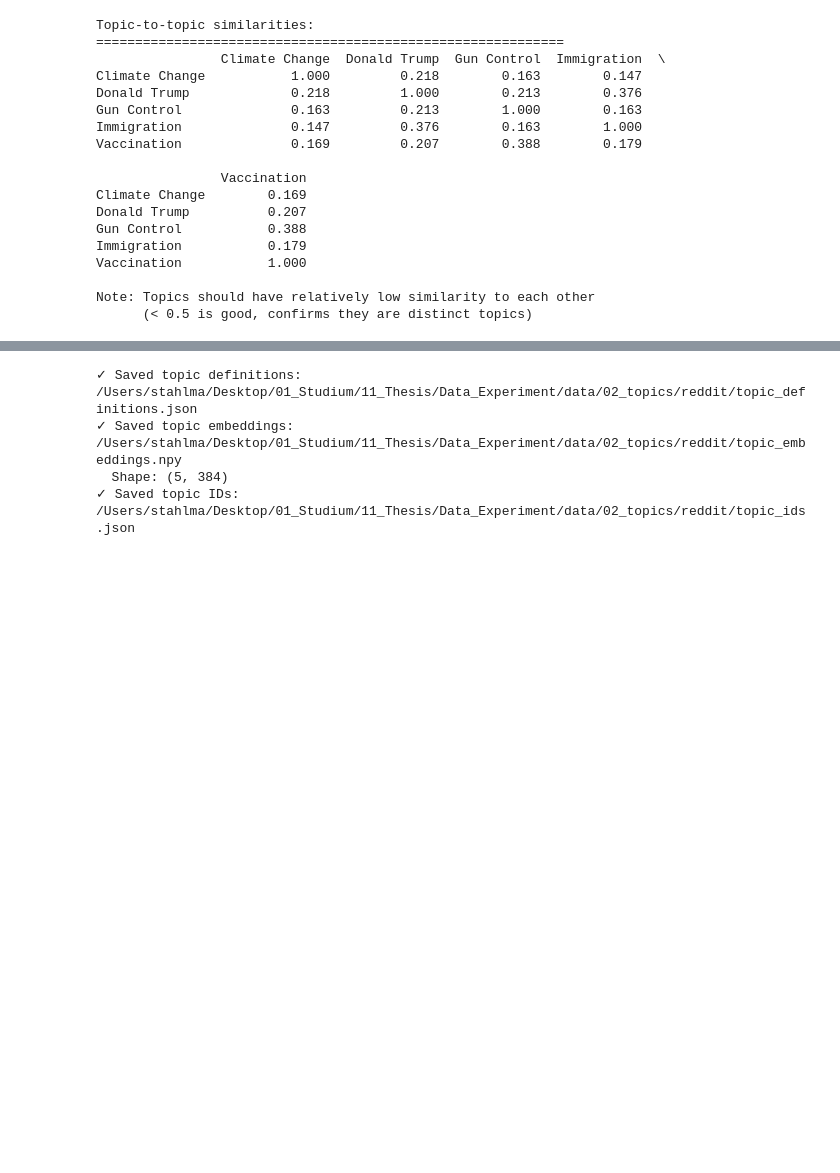
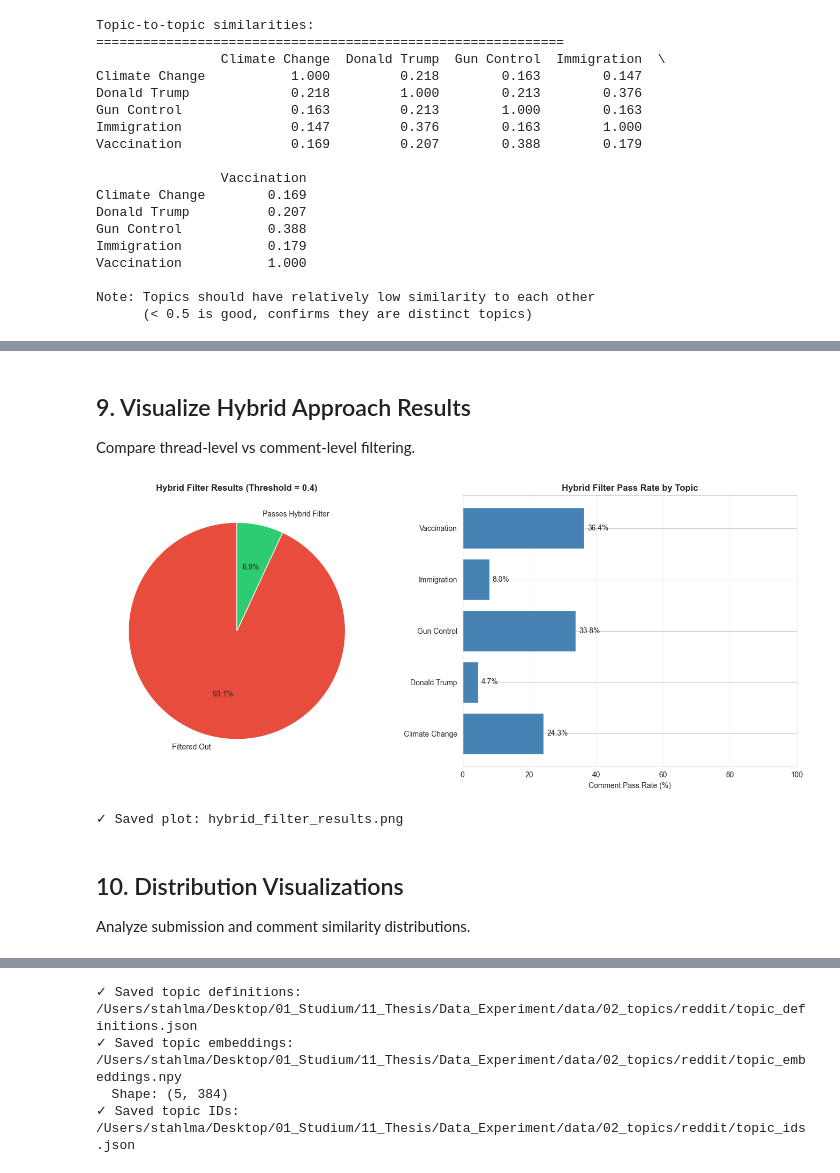
Before and after one commit to MaxiStahl1992/Data_Experiment, a Jupyter notebook: notebooks/reddit/15a_topic_selection_exploration.ipynb, the cells around one changed output, grey strips where cells are left out. Cells and saved outputs as stored; diff of their text form; code cells hidden in the pictures; blank space fills up the shorter version.

```diff
--- a/notebooks/reddit/15a_topic_selection_exploration.ipynb
+++ b/notebooks/reddit/15a_topic_selection_exploration.ipynb
@@ -383 +691,58 @@ Analyze the distribution of similarity scores to determine optimal threshold.
+# %% [markdown]
+## 9. Visualize Hybrid Approach Results
+
+Compare thread-level vs comment-level filtering.
+# %%
+# Visualize hybrid filtering results
+fig, axes = plt.subplots(1, 2, figsize=(14, 6))
+
+# Plot 1: Overall pass/fail distribution
+ax1 = axes[0]
+pass_counts = df_comm_test['passes_hybrid_filter'].value_counts()
+colors = ['#e74c3c', '#2ecc71']  # red for fail, green for pass
+labels = ['Filtered Out', 'Passes Hybrid Filter']
+
+ax1.pie(
+    [pass_counts.get(False, 0), pass_counts.get(True, 0)],
+    labels=labels,
+    autopct='%1.1f%%',
+    colors=colors,
+    startangle=90
+)
+ax1.set_title(f'Hybrid Filter Results (Threshold = {THRESHOLD})', fontsize=12, fontweight='bold')
+
+# Plot 2: Pass rate by topic
+ax2 = axes[1]
+topic_pass_rates = []
+topic_labels = []
+
+for topic_id, topic_info in topic_definitions.items():
+    topic_comments = df_comm_test[df_comm_test['thread_topic'] == topic_id]
+    if len(topic_comments) > 0:
+        pass_rate = topic_comments['passes_hybrid_filter'].sum() / len(topic_comments) * 100
+        topic_pass_rates.append(pass_rate)
+        topic_labels.append(topic_info['label'])
+
+ax2.barh(topic_labels, topic_pass_rates, color='steelblue')
+ax2.set_xlabel('Comment Pass Rate (%)')
+ax2.set_title('Hybrid Filter Pass Rate by Topic', fontsize=12, fontweight='bold')
+ax2.set_xlim(0, 100)
+ax2.grid(axis='x', alpha=0.3)
+
+# Add percentage labels
+for i, rate in enumerate(topic_pass_rates):
+    ax2.text(rate + 1, i, f'{rate:.1f}%', va='center')
+
+plt.tight_layout()
+plt.savefig(output_path / 'hybrid_filter_results.png', dpi=150, bbox_inches='tight')
+plt.show()
+
+print("✓ Saved plot: hybrid_filter_results.png")
+# %% [output]
+[figure, added]
+✓ Saved plot: hybrid_filter_results.png
+# %% [markdown]
+## 10. Distribution Visualizations
+
+Analyze submission and comment similarity distributions.
 # %%
```
Also changed, not shown: parts of 31 cells of this notebook, 7 other files.
